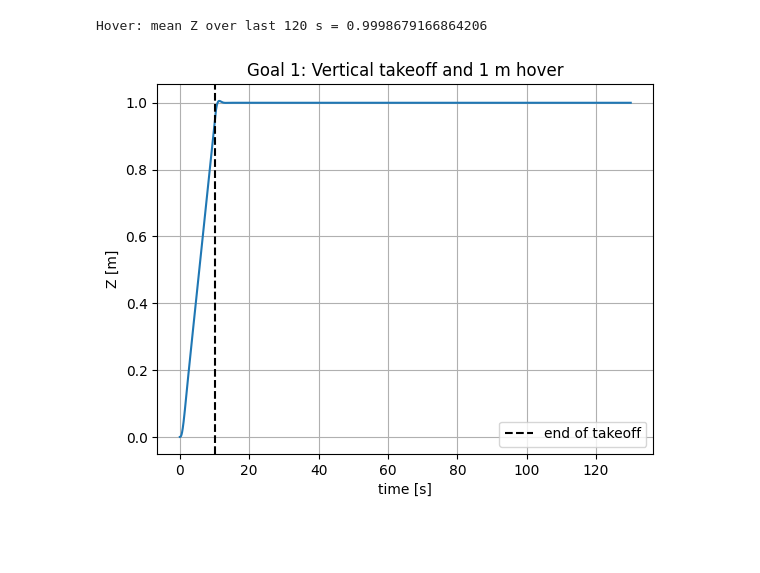
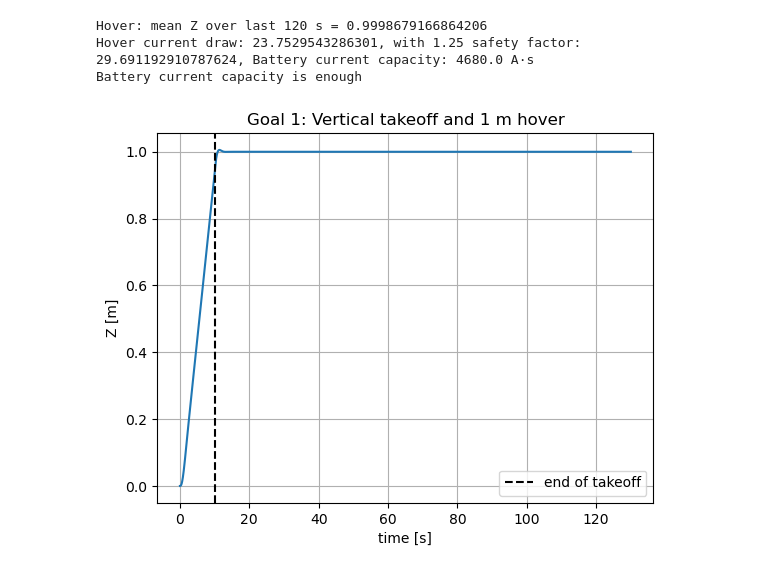
Before and after one commit to ticotrez/AE352_Team14_FinalProject, a Jupyter notebook: plots.ipynb, the cells around one changed output. Cells and saved outputs as stored; diff of their text form; code cells hidden in the pictures; blank space fills up the shorter version.

Commit message:
added curr log to goal 1

```diff
--- a/plots.ipynb
+++ b/plots.ipynb
@@ -232,6 +232,7 @@ def simulate_hover():
 
     t_log = []
     z_log = []
+    curr_log = []
 
     for k in range(N):
         t = k * dt
@@ -243,34 +244,53 @@ def simulate_hover():
         else:
             # hover at 1 m
             z_des = 1.0
 
         r_des  = np.array([0.0, 0.0, z_des])
         v_des  = np.zeros(3)    # we let the PD do the climbing
         yaw_des = 0.0
 
         w = ctrl.compute_control(t, x, r_des, v_des, yaw_des)
+
+        w2   = w**2
+        ktau = (params.rota * params.rotcd * params.rho * (params.rotr**4) / 5) / 2
+        Q    = ktau * w2              # reaction torque per motor
+        I    = Q / params.k_t         # current per motor [A]
+        curr_log.append(I)
+
         x = rk4_step(quad_dynamics, t, x, dt, w, params)
 
         t_log.append(t)
         z_log.append(x[2])
 
     z_log = np.array(z_log)
     print("Hover: mean Z over last 120 s =", z_log[int(10.0/dt):].mean())
+
+    curr_log_arr = np.array(curr_log)
+    totcurr_lis  = curr_log_arr.sum(axis=1)   # sum of 4 motors at each timestep
+    tlis         = np.array(t_log)
+    cdraw        = trapezoid(totcurr_lis, tlis)
+    cdraw_sf     = cdraw * SF
+    print(f"Hover current draw: {cdraw}, with 1.25 safety factor: {cdraw_sf}, "
+          f"Battery current capacity: {cc} A·s")
+    if cdraw_sf < cc:
+        print("Battery current capacity is enough")
 
     plt.figure()
     plt.plot(t_log, z_log)
     plt.axvline(10.0, color='k', linestyle='--', label='end of takeoff')
     plt.xlabel("time [s]")
     plt.ylabel("Z [m]")
     plt.title("Goal 1: Vertical takeoff and 1 m hover")
     plt.legend()
     plt.grid(True)
     plt.show()
 
 simulate_hover()
 # %% [output]
 Hover: mean Z over last 120 s = 0.9998679166864206
+Hover current draw: 23.7529543286301, with 1.25 safety factor: 29.691192910787624, Battery current capacity: 4680.0 A·s
+Battery current capacity is enough
-[figure, old version]
+[figure, new version]
 # %%
 def simulate_circle():
     params = QuadParams()
```
Also changed, not shown: parts of 2 cells of this notebook.
